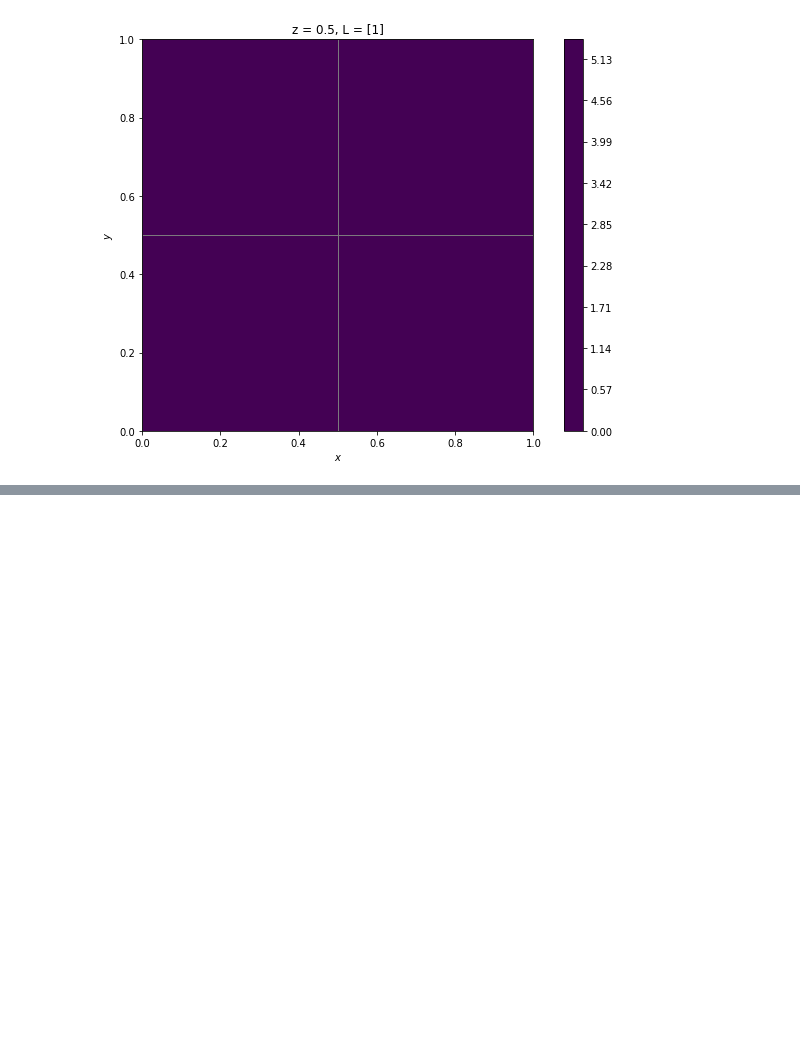
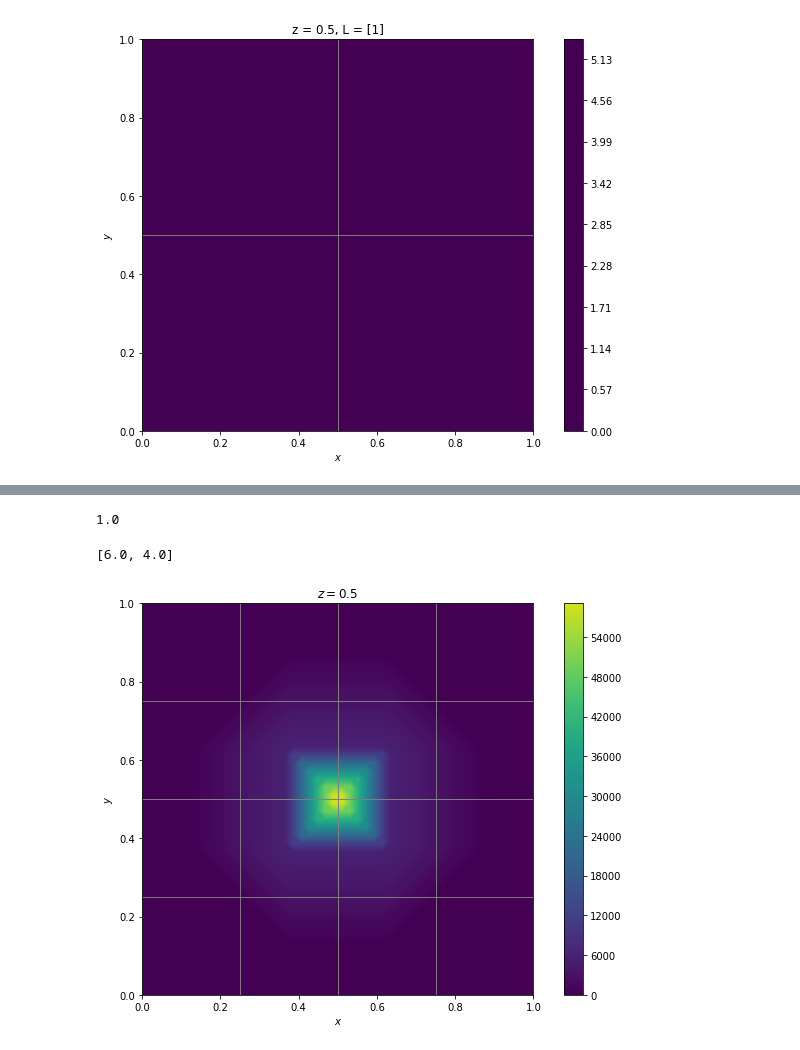
Before and after one commit to 314152718/amr-gpu, a Jupyter notebook: visualize.ipynb, the cells around one changed output, grey strips where cells are left out. Drawn from its saved outputs; the diff is of its cells as text; code cells hidden in the pictures; blank space fills up the shorter version.

```diff
--- a/visualize.ipynb
+++ b/visualize.ipynb
@@ -156,0 +161,38 @@ Error:
+# %%
+with open('grid-device.csv', 'r') as f:
+    lines = f.readlines()
+    key_list = [key.strip('\n') for key in lines[0].split(',')]
+    grid_dev = {key: [] for key in key_list}
+    for line in lines[1:]:
+        line_split = line.split(",")
+        for i, datum in enumerate(line_split):
+            grid_dev[key_list[i]].append(float(datum))
+
+grid_dev = {key: np.array(value) for (key, value) in grid_dev.items()}
+grid_dev = SimpleNamespace(**grid_dev)
+grid_dev.dx = 1 / 2**grid_dev.L
+grid_dev.x = grid_dev.i * grid_dev.dx + grid_dev.dx / 2
+grid_dev.y = grid_dev.j * grid_dev.dx + grid_dev.dx / 2
+grid_dev.z = grid_dev.k * grid_dev.dx + grid_dev.dx / 2
+grid_dev.r = np.sqrt((grid_dev.x - 0.5)**2 + (grid_dev.y - 0.5)**2 + (grid_dev.z - 0.5)**2)
+
+np.sum(grid_dev.dx[grid_dev.flag_leaf == 1]**3)
+# %% [output]
+1.0
+# %%
+print(plt_default_size)
+z = 0.5
+im = plot_rho_slice(grid_dev, z)
+plot_grid_slice(grid_dev, z, color='grey')
+
+plt.rcParams["figure.figsize"] = [1.8 * i for i in deepcopy(plt_default_size)]
+plt.gca().set_aspect(1.)
+plt.xlabel(r'$x$')
+plt.ylabel(r'$y$')
+plt.title(r'$z = %.3g$' % z)
+plt.colorbar()
+plt.show()
+plt.close()
+# %% [output]
+[6.0, 4.0]
+[figure, added]
```
Also changed, not shown: parts of 10 cells of this notebook, 3 other files.
